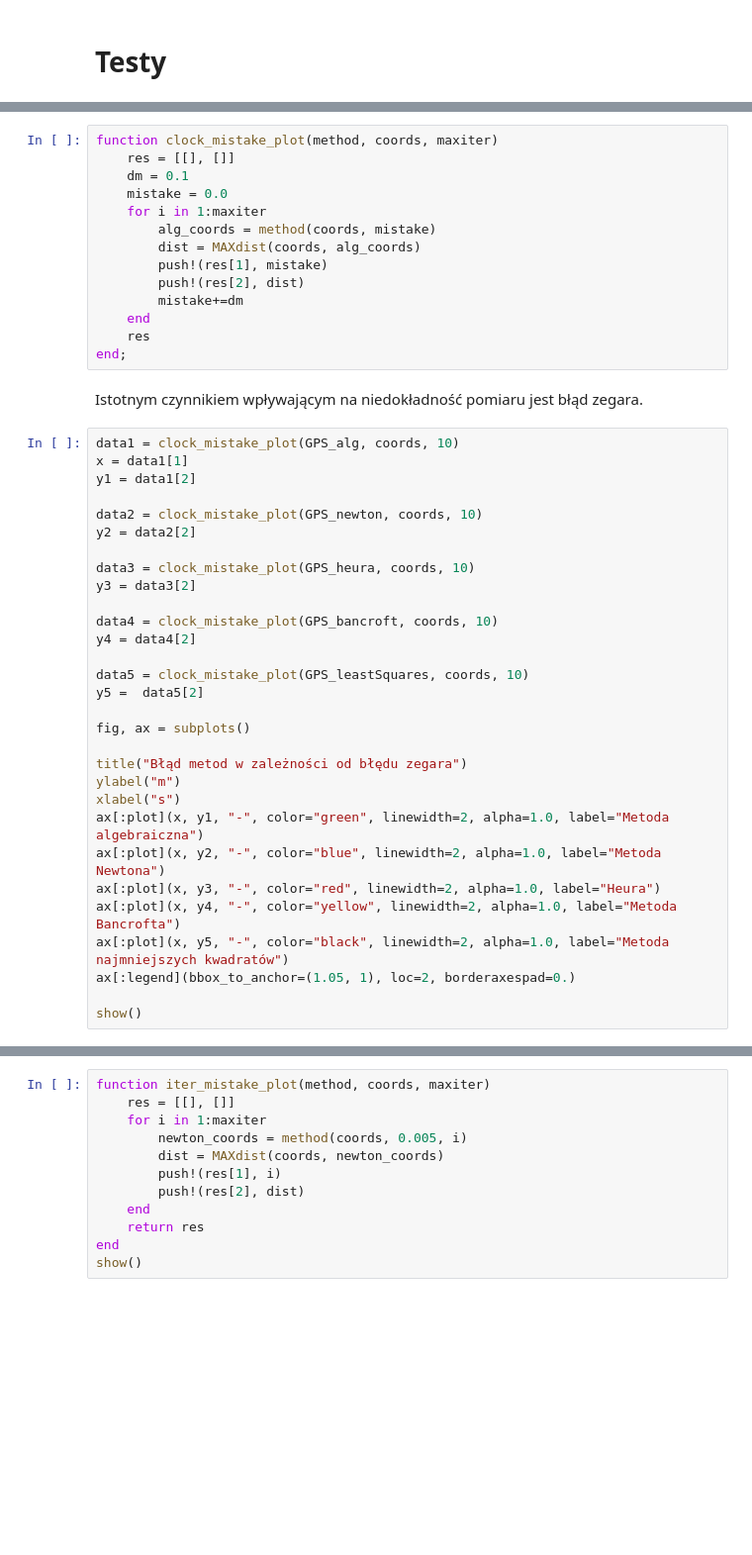
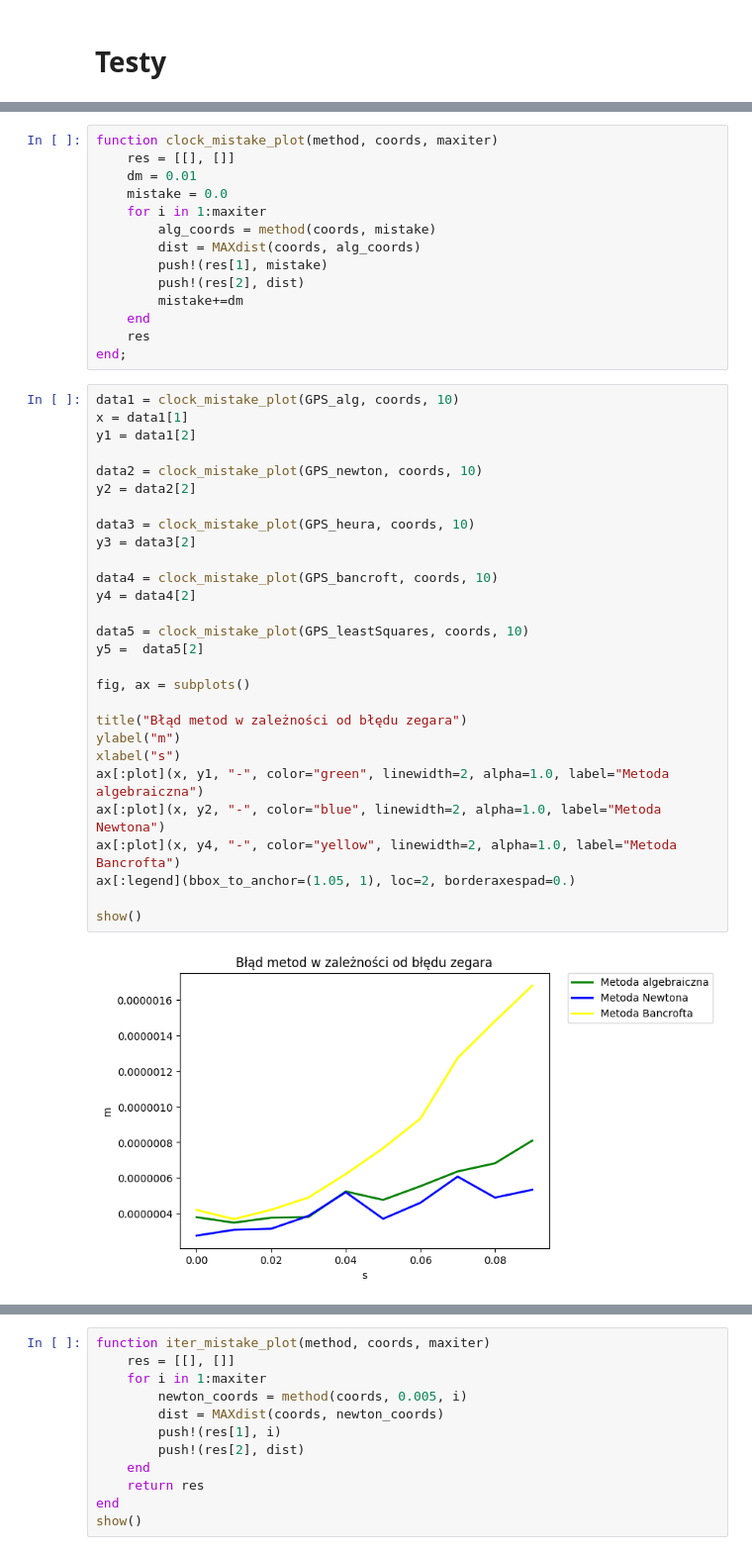
Before and after one commit to jakubzadrozny/pracownia2, a Jupyter notebook: prog/program.ipynb, the cells around one changed output, grey strips where cells are left out. Shown: that part at 99% size. Drawn from its saved outputs; the diff is of its cells as text; blank space fills up the shorter version.

```diff
--- a/prog/program.ipynb
+++ b/prog/program.ipynb
@@ -112,7 +117,7 @@ MinMaxMistakeTable(methods, results, coords)
 # %%
 function clock_mistake_plot(method, coords, maxiter)
     res = [[], []]
-    dm = 0.1
+    dm = 0.01
     mistake = 0.0
     for i in 1:maxiter
         alg_coords = method(coords, mistake)
@@ -123,35 +128,33 @@ function clock_mistake_plot(method, coords, maxiter)
     end
     res
 end;
-# %% [markdown]
-Istotnym czynnikiem wpływającym na niedokładność pomiaru jest błąd zegara.
 # %%
 data1 = clock_mistake_plot(GPS_alg, coords, 10)
 x = data1[1]
 y1 = data1[2]
 
 data2 = clock_mistake_plot(GPS_newton, coords, 10)
 y2 = data2[2]
 
 data3 = clock_mistake_plot(GPS_heura, coords, 10)
 y3 = data3[2]
 
 data4 = clock_mistake_plot(GPS_bancroft, coords, 10)
 y4 = data4[2]
 
 data5 = clock_mistake_plot(GPS_leastSquares, coords, 10)
 y5 =  data5[2]
 
 fig, ax = subplots()
 
 title("Błąd metod w zależności od błędu zegara")
 ylabel("m")
 xlabel("s")
 ax[:plot](x, y1, "-", color="green", linewidth=2, alpha=1.0, label="Metoda algebraiczna")
 ax[:plot](x, y2, "-", color="blue", linewidth=2, alpha=1.0, label="Metoda Newtona")
-ax[:plot](x, y3, "-", color="red", linewidth=2, alpha=1.0, label="Heura")
 ax[:plot](x, y4, "-", color="yellow", linewidth=2, alpha=1.0, label="Metoda Bancrofta")
-ax[:plot](x, y5, "-", color="black", linewidth=2, alpha=1.0, label="Metoda najmniejszych kwadratów")
 ax[:legend](bbox_to_anchor=(1.05, 1), loc=2, borderaxespad=0.)
 
 show()
+# %% [output]
+[figure, added]
```
Also changed, not shown: parts of 22 cells of this notebook, 5 other files.
